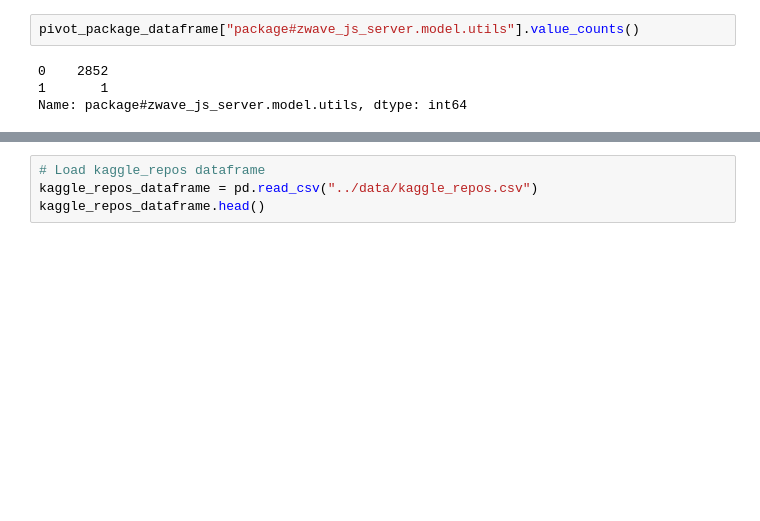
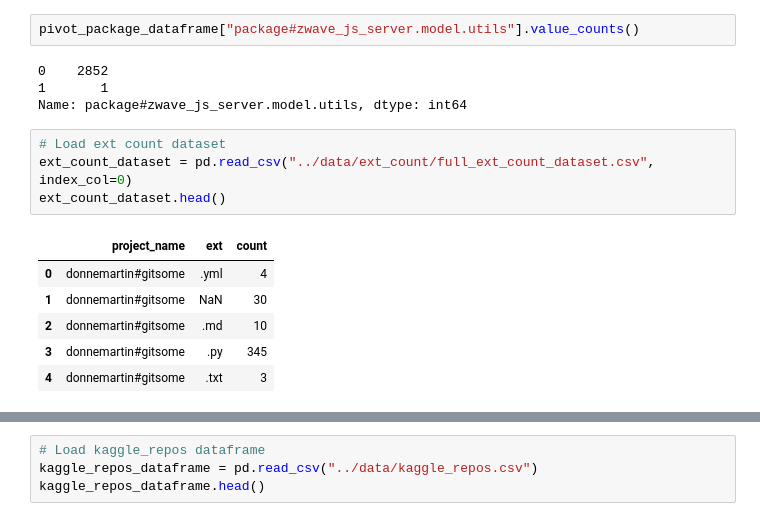
Before and after one commit to zuevmaxim/itmo-ibd, a Jupyter notebook: classification/prepare_count_dataset.ipynb, the cells around one changed output, grey strips where cells are left out. Cells and saved outputs as stored; diff of their text form; blank space fills up the shorter version.

```diff
--- a/classification/prepare_count_dataset.ipynb
+++ b/classification/prepare_count_dataset.ipynb
@@ -72,3 +72,14 @@ pivot_package_dataframe["package#zwave_js_server.model.utils"].value_counts()
 0    2852
 1       1
 Name: package#zwave_js_server.model.utils, dtype: int64
+# %%
+# Load ext count dataset
+ext_count_dataset = pd.read_csv("../data/ext_count/full_ext_count_dataset.csv", index_col=0)
+ext_count_dataset.head()
+# %% [output]
+|  | project_name | ext | count |
+| 0 | donnemartin#gitsome | .yml | 4 |
+| 1 | donnemartin#gitsome | NaN | 30 |
+| 2 | donnemartin#gitsome | .md | 10 |
+| 3 | donnemartin#gitsome | .py | 345 |
+| 4 | donnemartin#gitsome | .txt | 3 |
```
Also changed, not shown: parts of 19 cells of this notebook.
